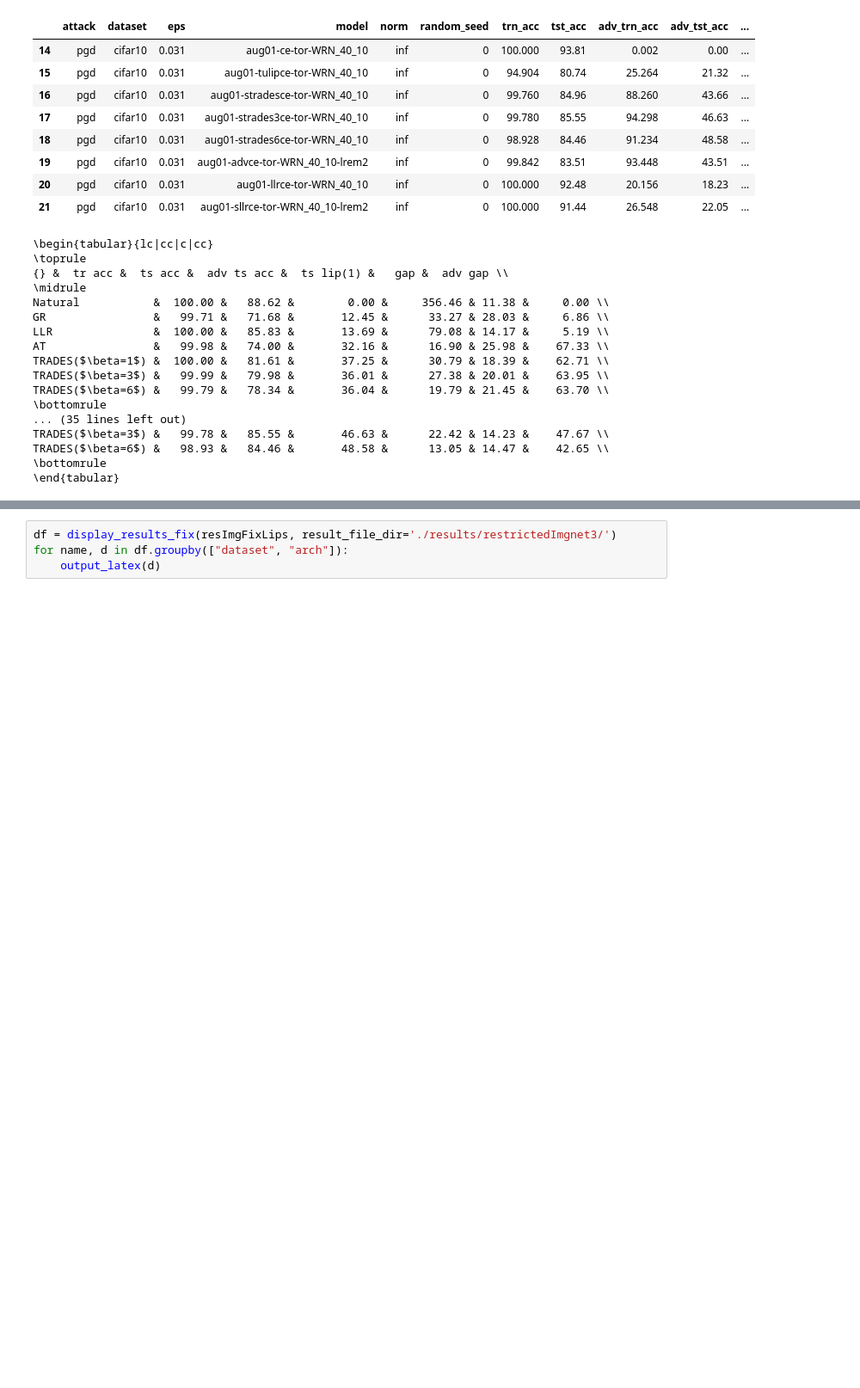
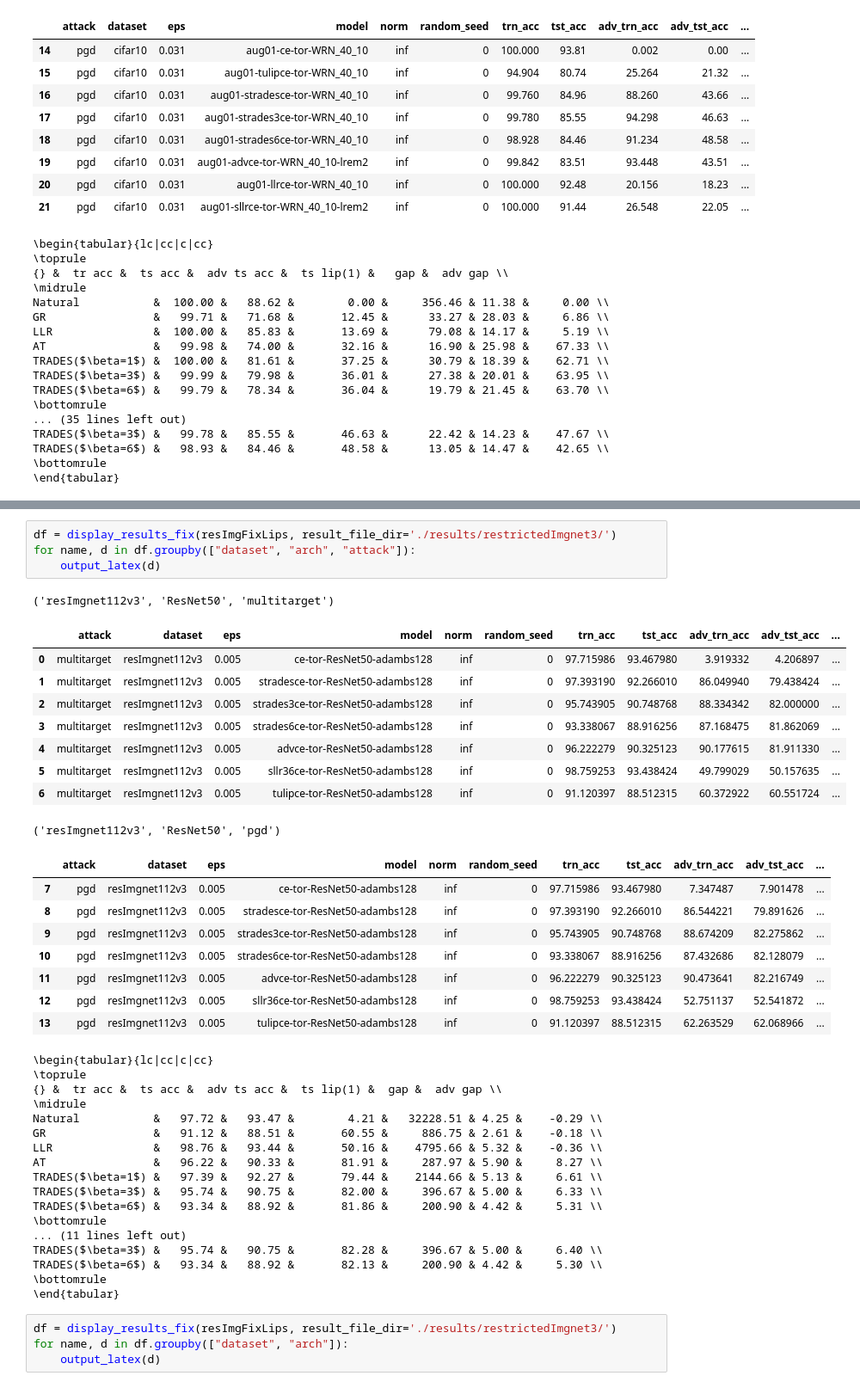
Before and after one commit to yangarbiter/blindguess, a Jupyter notebook: plot.ipynb, the cells around one changed output, grey strips where cells are left out. Shown: that part at 86% size. Drawn from its saved outputs; the diff is of its cells as text; blank space fills up the shorter version.

```diff
--- a/plot.ipynb
+++ b/plot.ipynb
@@ -315,3 +313,43 @@ def display_results_2(exp):
+# %%
+df = display_results_fix(resImgFixLips, result_file_dir='./results/restrictedImgnet3/')
+for name, d in df.groupby(["dataset", "arch", "attack"]):
+    output_latex(d)
+# %% [output]
+('resImgnet112v3', 'ResNet50', 'multitarget')
+|  | attack | dataset | eps | model | norm | random_seed | trn_acc | tst_acc | adv_trn_acc | adv_tst_acc | ... |
+| 0 | multitarget | resImgnet112v3 | 0.005 | ce-tor-ResNet50-adambs128 | inf | 0 | 97.715986 | 93.467980 | 3.919332 | 4.206897 | ... |
+| 1 | multitarget | resImgnet112v3 | 0.005 | stradesce-tor-ResNet50-adambs128 | inf | 0 | 97.393190 | 92.266010 | 86.049940 | 79.438424 | ... |
+| 2 | multitarget | resImgnet112v3 | 0.005 | strades3ce-tor-ResNet50-adambs128 | inf | 0 | 95.743905 | 90.748768 | 88.334342 | 82.000000 | ... |
+| 3 | multitarget | resImgnet112v3 | 0.005 | strades6ce-tor-ResNet50-adambs128 | inf | 0 | 93.338067 | 88.916256 | 87.168475 | 81.862069 | ... |
+| 4 | multitarget | resImgnet112v3 | 0.005 | advce-tor-ResNet50-adambs128 | inf | 0 | 96.222279 | 90.325123 | 90.177615 | 81.911330 | ... |
+| 5 | multitarget | resImgnet112v3 | 0.005 | sllr36ce-tor-ResNet50-adambs128 | inf | 0 | 98.759253 | 93.438424 | 49.799029 | 50.157635 | ... |
+| 6 | multitarget | resImgnet112v3 | 0.005 | tulipce-tor-ResNet50-adambs128 | inf | 0 | 91.120397 | 88.512315 | 60.372922 | 60.551724 | ... |
+('resImgnet112v3', 'ResNet50', 'pgd')
+|  | attack | dataset | eps | model | norm | random_seed | trn_acc | tst_acc | adv_trn_acc | adv_tst_acc | ... |
+| 7 | pgd | resImgnet112v3 | 0.005 | ce-tor-ResNet50-adambs128 | inf | 0 | 97.715986 | 93.467980 | 7.347487 | 7.901478 | ... |
+| 8 | pgd | resImgnet112v3 | 0.005 | stradesce-tor-ResNet50-adambs128 | inf | 0 | 97.393190 | 92.266010 | 86.544221 | 79.891626 | ... |
+| 9 | pgd | resImgnet112v3 | 0.005 | strades3ce-tor-ResNet50-adambs128 | inf | 0 | 95.743905 | 90.748768 | 88.674209 | 82.275862 | ... |
+| 10 | pgd | resImgnet112v3 | 0.005 | strades6ce-tor-ResNet50-adambs128 | inf | 0 | 93.338067 | 88.916256 | 87.432686 | 82.128079 | ... |
+| 11 | pgd | resImgnet112v3 | 0.005 | advce-tor-ResNet50-adambs128 | inf | 0 | 96.222279 | 90.325123 | 90.473641 | 82.216749 | ... |
+| 12 | pgd | resImgnet112v3 | 0.005 | sllr36ce-tor-ResNet50-adambs128 | inf | 0 | 98.759253 | 93.438424 | 52.751137 | 52.541872 | ... |
+| 13 | pgd | resImgnet112v3 | 0.005 | tulipce-tor-ResNet50-adambs128 | inf | 0 | 91.120397 | 88.512315 | 62.263529 | 62.068966 | ... |
+\begin{tabular}{lc|cc|c|cc}
+\toprule
+{} &  tr acc &  ts acc &  adv ts acc &  ts lip(1) &  gap &  adv gap \\
+\midrule
+Natural           &   97.72 &   93.47 &        4.21 &   32228.51 & 4.25 &    -0.29 \\
+GR                &   91.12 &   88.51 &       60.55 &     886.75 & 2.61 &    -0.18 \\
+LLR               &   98.76 &   93.44 &       50.16 &    4795.66 & 5.32 &    -0.36 \\
+AT                &   96.22 &   90.33 &       81.91 &     287.97 & 5.90 &     8.27 \\
+TRADES($\beta=1$) &   97.39 &   92.27 &       79.44 &    2144.66 & 5.13 &     6.61 \\
+TRADES($\beta=3$) &   95.74 &   90.75 &       82.00 &     396.67 & 5.00 &     6.33 \\
+TRADES($\beta=6$) &   93.34 &   88.92 &       81.86 &     200.90 & 4.42 &     5.31 \\
+\bottomrule
+... (11 lines left out)
+TRADES($\beta=3$) &   95.74 &   90.75 &       82.28 &     396.67 & 5.00 &     6.40 \\
+TRADES($\beta=6$) &   93.34 &   88.92 &       82.13 &     200.90 & 4.42 &     5.30 \\
+\bottomrule
+\end{tabular}
 # %%
 df = display_results_fix(resImgFixLips, result_file_dir='./results/restrictedImgnet3/')
 for name, d in df.groupby(["dataset", "arch"]):
```
Also changed, not shown: parts of 4 cells of this notebook, 4 other files.
